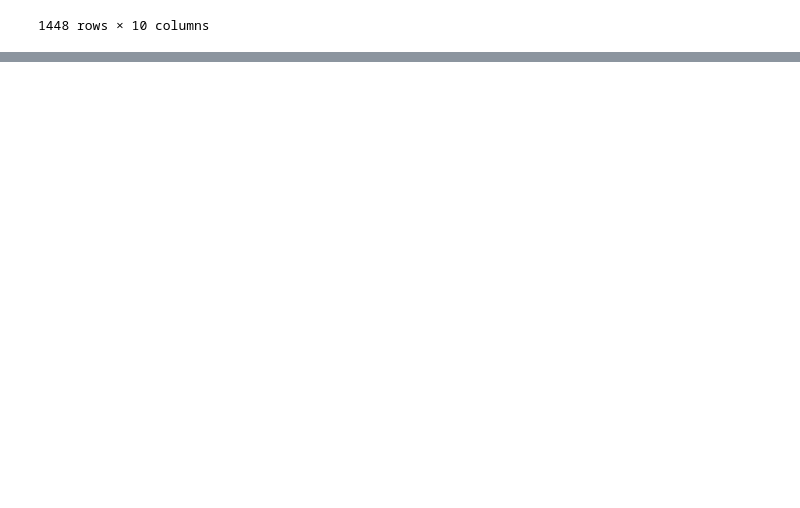
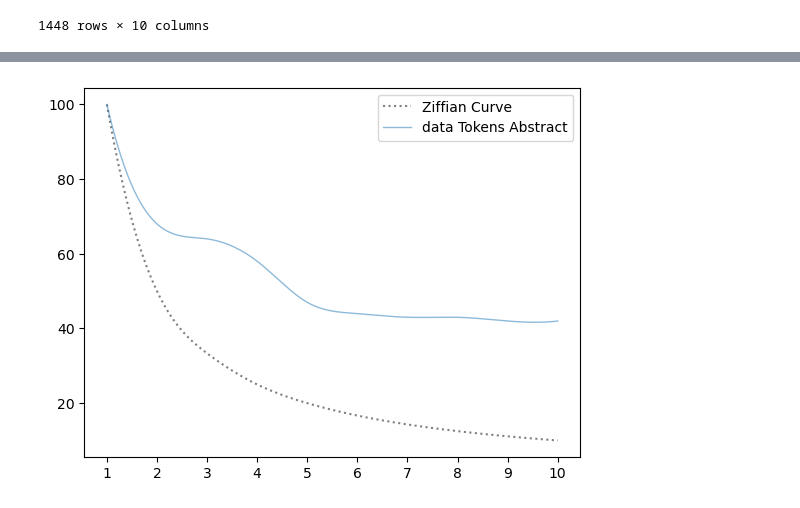
Before and after one commit to nimoror/Assignment2_CSS, a Jupyter notebook: Week7.ipynb, the cells around one changed output, grey strips where cells are left out. Drawn from its saved outputs; the diff is of its cells as text; code cells hidden in the pictures; blank space fills up the shorter version.

```diff
--- a/Week7.ipynb
+++ b/Week7.ipynb
@@ -240,0 +308,4 @@ len(tokens_concat)
+# %%
+sorted_tokens = sorted(tokensFrequency.items(), key=lambda x:x[1], reverse=True)
+sorted_dict = dict(sorted_tokens)
+sorted_dict
@@ -240,0 +330,19 @@ len(tokens_concat)
+# %%
+# Get the percentage value of a given max value
+def percentify(value, max):
+    return round(value / max * 100)
+# %%
+def smoothify(yInput):
+    x = np.array(range(0, depth))
+    y = np.array(yInput)
+    # define x as 600 equally spaced values between the min and max of original x
+    x_smooth = np.linspace(x.min(), x.max(), 600)
+    # define spline with degree k=3, which determines the amount of wiggle
+    spl = make_interp_spline(x, y, k=3)
+    y_smooth = spl(x_smooth)
+    # Return the x and y axis
+    return x_smooth, y_smooth
+# %%
+# How many ranks well show
+depth = 10
+xAxis = [str(number) for number in range(1, depth+1)]
@@ -240,0 +372,18 @@ len(tokens_concat)
+# %%
+ziffianCurveValues = [100/i for i in range(1, depth+1)]
+sorted_list =  list(sorted_dict.values())
+x, y = smoothify(ziffianCurveValues)
+plt.plot(x, y, label='Ziffian Curve', ls=':', color='grey')
+
+maxValue = sorted_list[0]
+yAxis = [percentify(value, maxValue) for value in sorted_list[:depth]]
+x, y = smoothify(yAxis)
+plt.plot(x, y, label=i+f' Tokens Abstract', lw=1, alpha=0.5)
+
+plt.xticks(range(0, depth), xAxis)
+
+plt.legend()
+#plt.savefig('wordamounts.png', dpi=300)
+plt.show()
+# %% [output]
+[figure, added]
```
Also changed, not shown: parts of 14 cells of this notebook.
